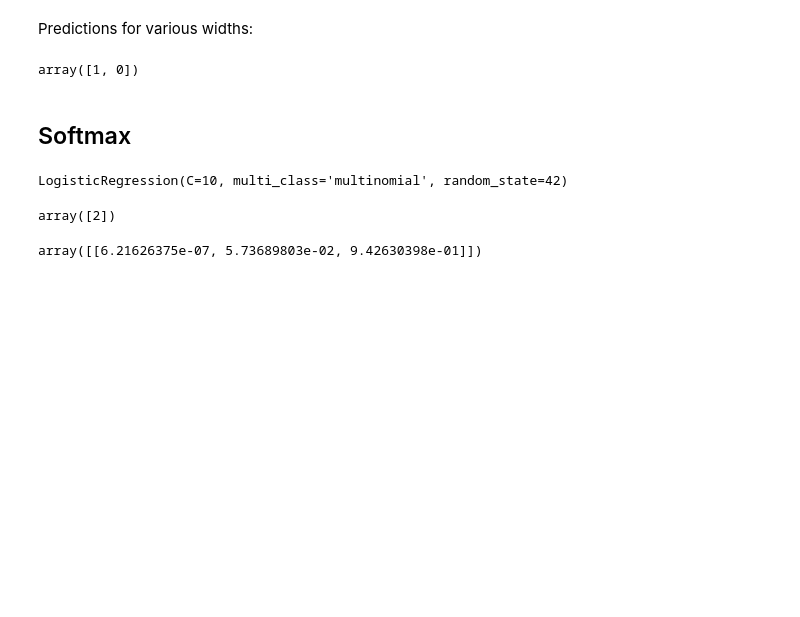
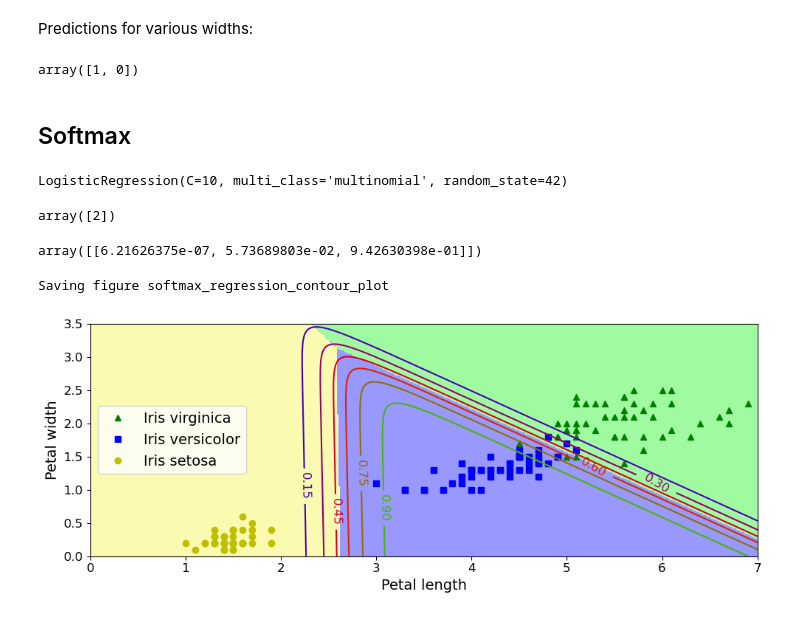
Before and after one commit to biscotty666/hands-on-ml, a Jupyter notebook: docs/training-models.ipynb, the cells around one changed output. Saved outputs shown, nothing was run; the diff lists cells and outputs as text; code cells hidden in the pictures; blank space fills up the shorter version.

```diff
--- a/docs/training-models.ipynb
+++ b/docs/training-models.ipynb
@@ -560,3 +556,37 @@ array([2])
 softmax_reg.predict_proba([[5,2]])
 # %% [output]
 array([[6.21626375e-07, 5.73689803e-02, 9.42630398e-01]])
+# %%
+x0, x1 = np.meshgrid(
+        np.linspace(0, 8, 500).reshape(-1, 1),
+        np.linspace(0, 3.5, 200).reshape(-1, 1),
+    )
+X_new = np.c_[x0.ravel(), x1.ravel()]
+
+
+y_proba = softmax_reg.predict_proba(X_new)
+y_predict = softmax_reg.predict(X_new)
+
+zz1 = y_proba[:, 1].reshape(x0.shape)
+zz = y_predict.reshape(x0.shape)
+
+plt.figure(figsize=(10, 4))
+plt.plot(X[y==2, 0], X[y==2, 1], "g^", label="Iris virginica")
+plt.plot(X[y==1, 0], X[y==1, 1], "bs", label="Iris versicolor")
+plt.plot(X[y==0, 0], X[y==0, 1], "yo", label="Iris setosa")
+
+from matplotlib.colors import ListedColormap
+custom_cmap = ListedColormap(['#fafab0','#9898ff','#a0faa0'])
+
+plt.contourf(x0, x1, zz, cmap=custom_cmap)
+contour = plt.contour(x0, x1, zz1, cmap=plt.cm.brg)
+plt.clabel(contour, inline=1, fontsize=12)
+plt.xlabel("Petal length", fontsize=14)
+plt.ylabel("Petal width", fontsize=14)
+plt.legend(loc="center left", fontsize=14)
+plt.axis([0, 7, 0, 3.5])
+save_fig("softmax_regression_contour_plot")
+plt.show()
+# %% [output]
+Saving figure softmax_regression_contour_plot
+[figure, added]
```
Also changed, not shown: parts of 8 cells of this notebook, 2 other files.
